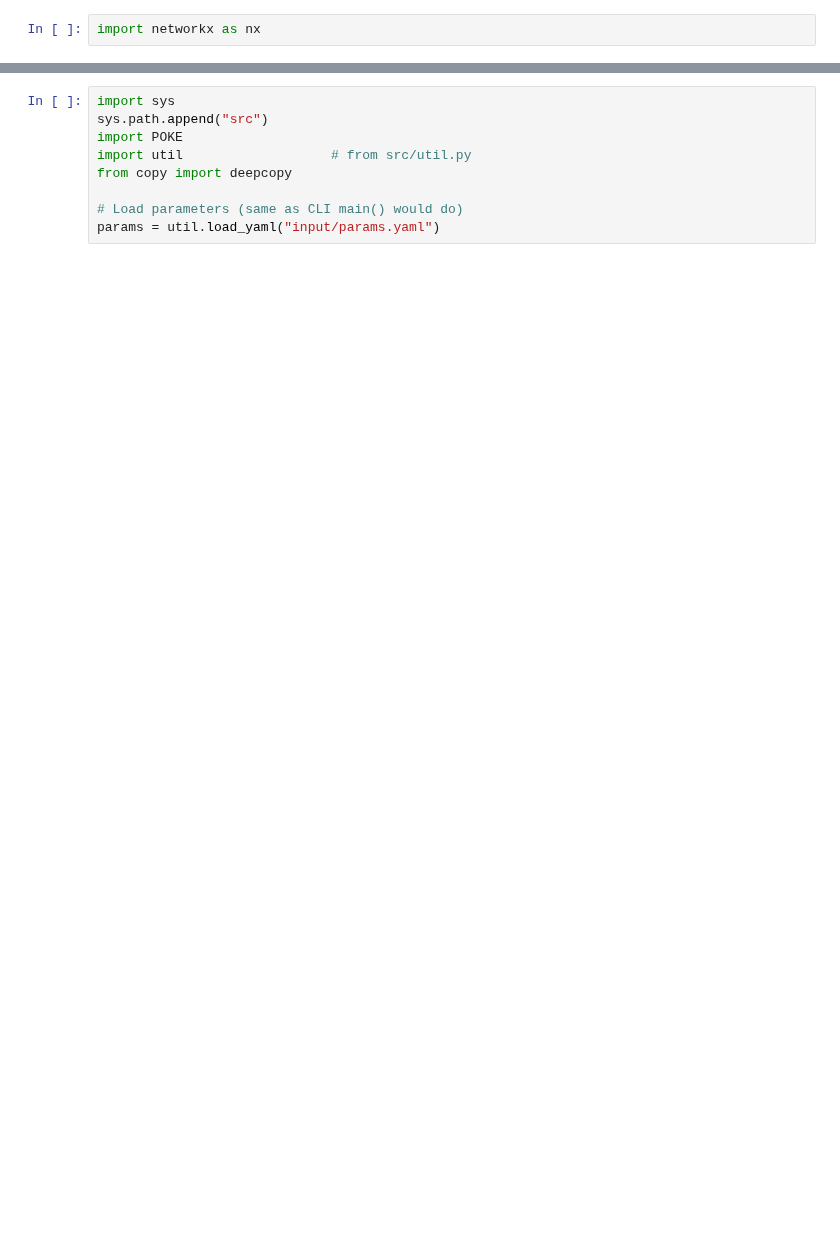
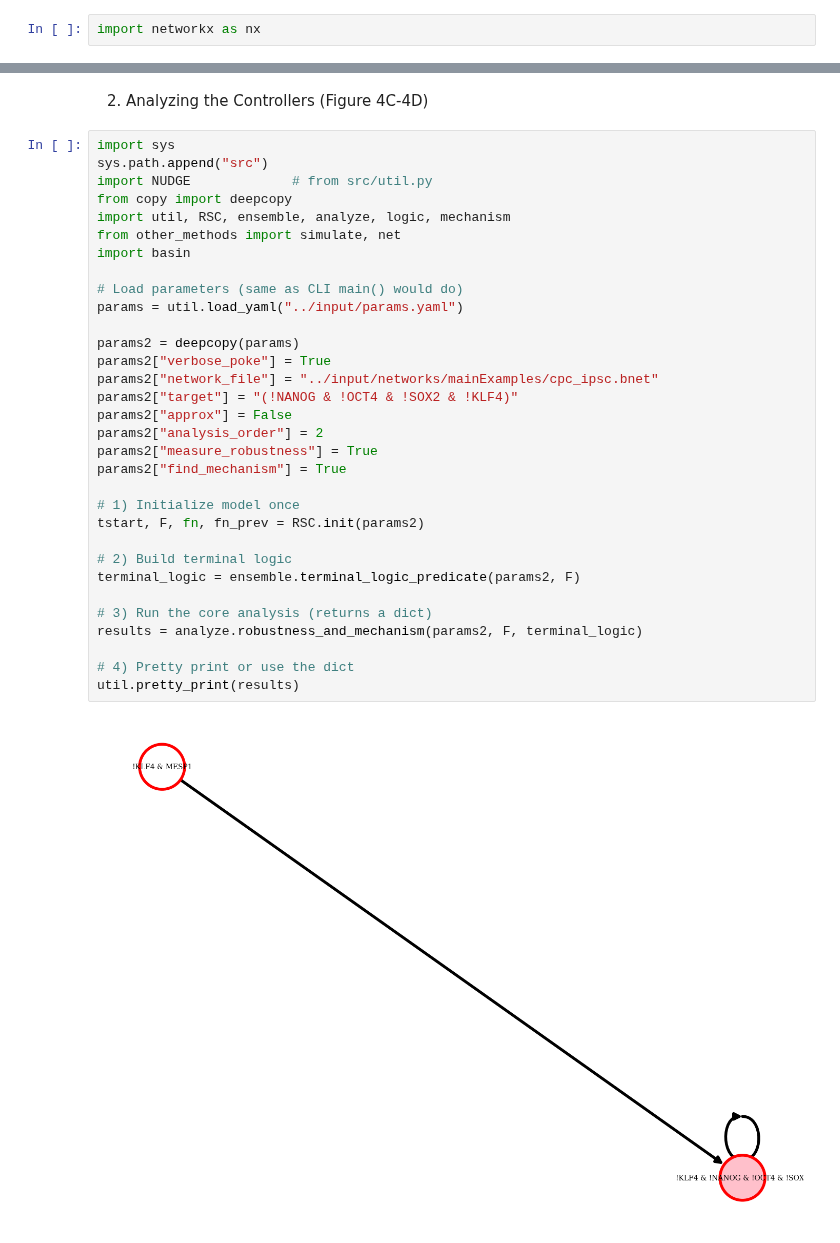
Before and after one commit to chopper6/NUDGE, a Jupyter notebook: notebooks/Figure4to6.ipynb, the cells around one changed output, grey strips where cells are left out. Saved outputs shown, nothing was run; the diff lists cells and outputs as text; blank space fills up the shorter version.

```diff
--- a/notebooks/Figure4to6.ipynb
+++ b/notebooks/Figure4to6.ipynb
@@ -39,9 +73,36 @@ art
+# %% [markdown]
+2. Analyzing the Controllers (Figure 4C-4D)
 # %%
 import sys
 sys.path.append("src")
-import POKE
-import util                   # from src/util.py
+import NUDGE             # from src/util.py
 from copy import deepcopy
+import util, RSC, ensemble, analyze, logic, mechanism
+from other_methods import simulate, net
+import basin
 
 # Load parameters (same as CLI main() would do)
-params = util.load_yaml("input/params.yaml")
+params = util.load_yaml("../input/params.yaml")
+
+params2 = deepcopy(params)
+params2["verbose_poke"] = True
+params2["network_file"] = "../input/networks/mainExamples/cpc_ipsc.bnet"
+params2["target"] = "(!NANOG & !OCT4 & !SOX2 & !KLF4)"
+params2["approx"] = False
+params2["analysis_order"] = 2
+params2["measure_robustness"] = True
+params2["find_mechanism"] = True
+
+# 1) Initialize model once
+tstart, F, fn, fn_prev = RSC.init(params2)
+
+# 2) Build terminal logic
+terminal_logic = ensemble.terminal_logic_predicate(params2, F)
+
+# 3) Run the core analysis (returns a dict)
+results = analyze.robustness_and_mechanism(params2, F, terminal_logic)
+
+# 4) Pretty print or use the dict
+util.pretty_print(results)
+# %% [output]
+[figure, added]
```
Also changed, not shown: parts of 27 cells of this notebook, 3 other files.
